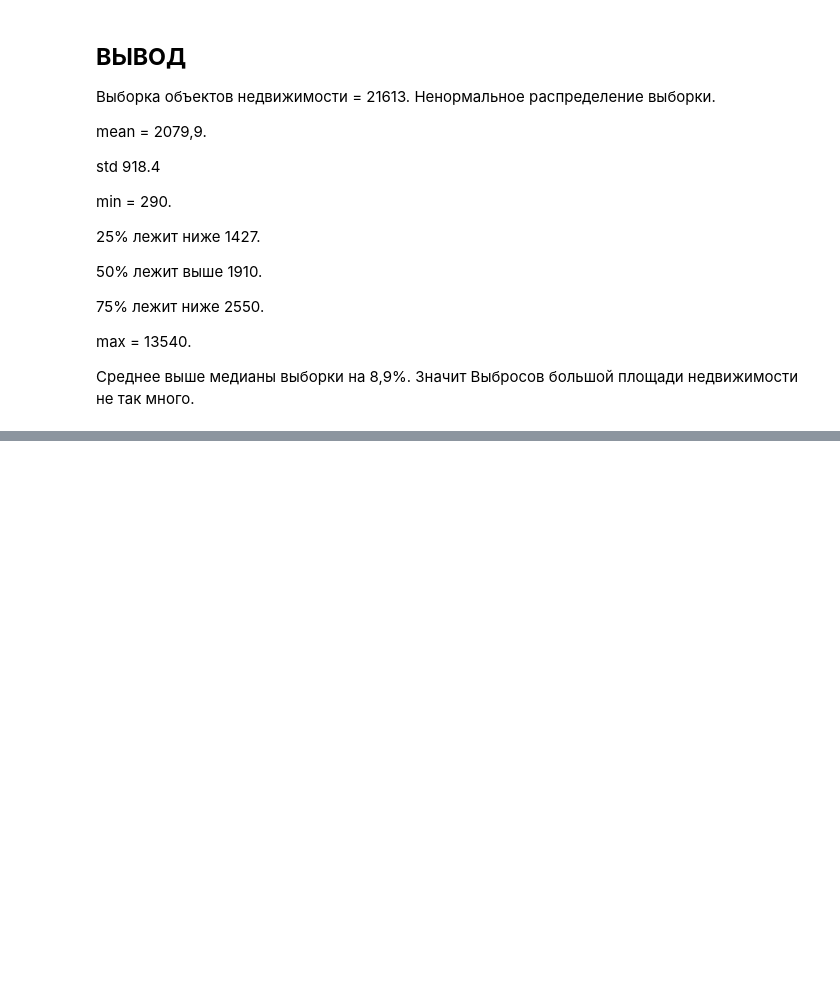
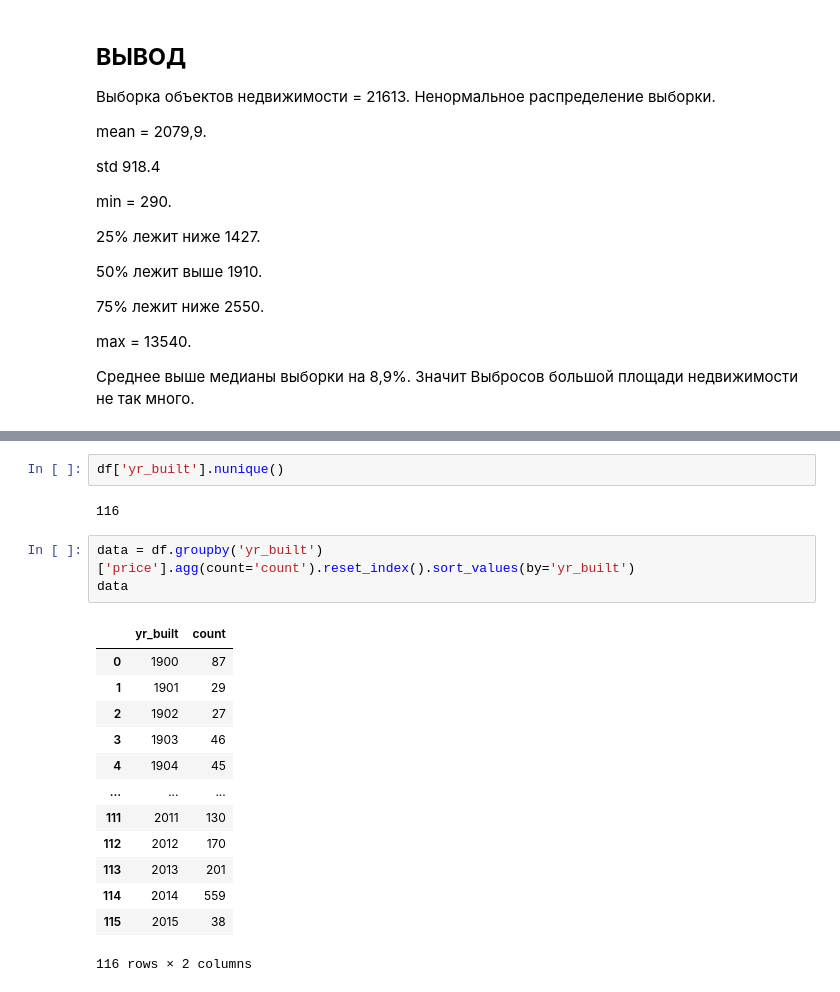
Before and after one commit to AlexKletke/hw4-part2, a Jupyter notebook: exes4.ipynb, the cells around one changed output, grey strips where cells are left out. Cells and saved outputs as stored; diff of their text form; blank space fills up the shorter version.

```diff
--- a/exes4.ipynb
+++ b/exes4.ipynb
@@ -169,3 +201,24 @@ max =  13540.
+# %%
+df['yr_built'].nunique()
+# %% [output]
+116
+# %%
+data = df.groupby('yr_built')['price'].agg(count='count').reset_index().sort_values(by='yr_built')
+data
+# %% [output]
+|  | yr_built | count |
+| 0 | 1900 | 87 |
+| 1 | 1901 | 29 |
+| 2 | 1902 | 27 |
+| 3 | 1903 | 46 |
+| 4 | 1904 | 45 |
+| ... | ... | ... |
+| 111 | 2011 | 130 |
+| 112 | 2012 | 170 |
+| 113 | 2013 | 201 |
+| 114 | 2014 | 559 |
+| 115 | 2015 | 38 |
+116 rows × 2 columns
 # %%
 plt.figure(figsize=(6, 4))
 
```
Also changed, not shown: parts of 8 cells of this notebook.
